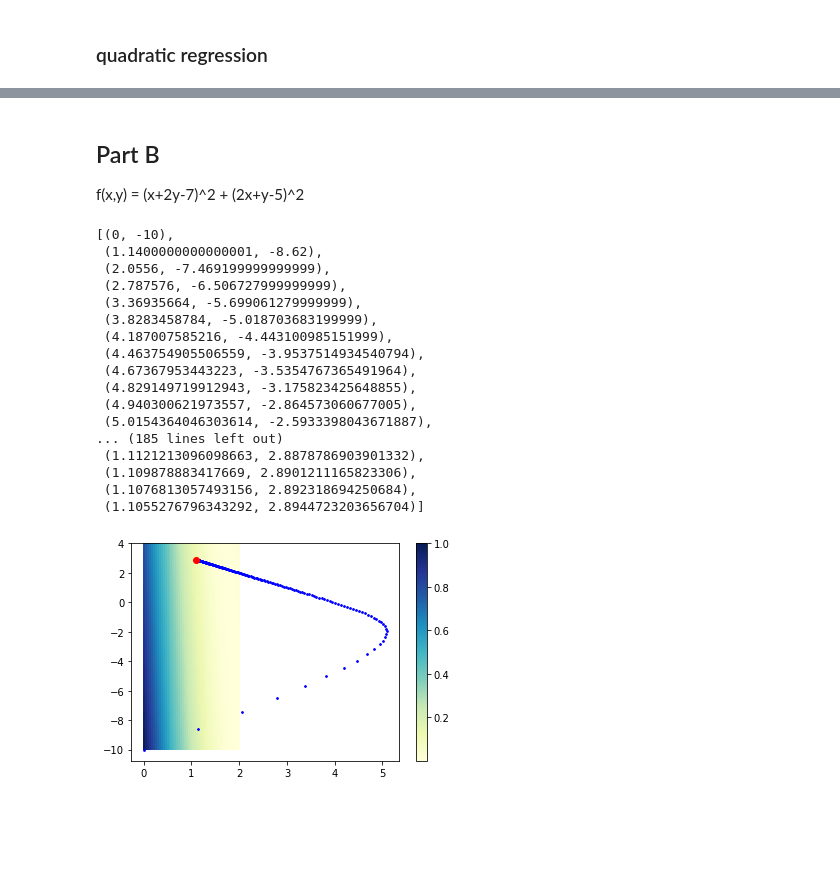
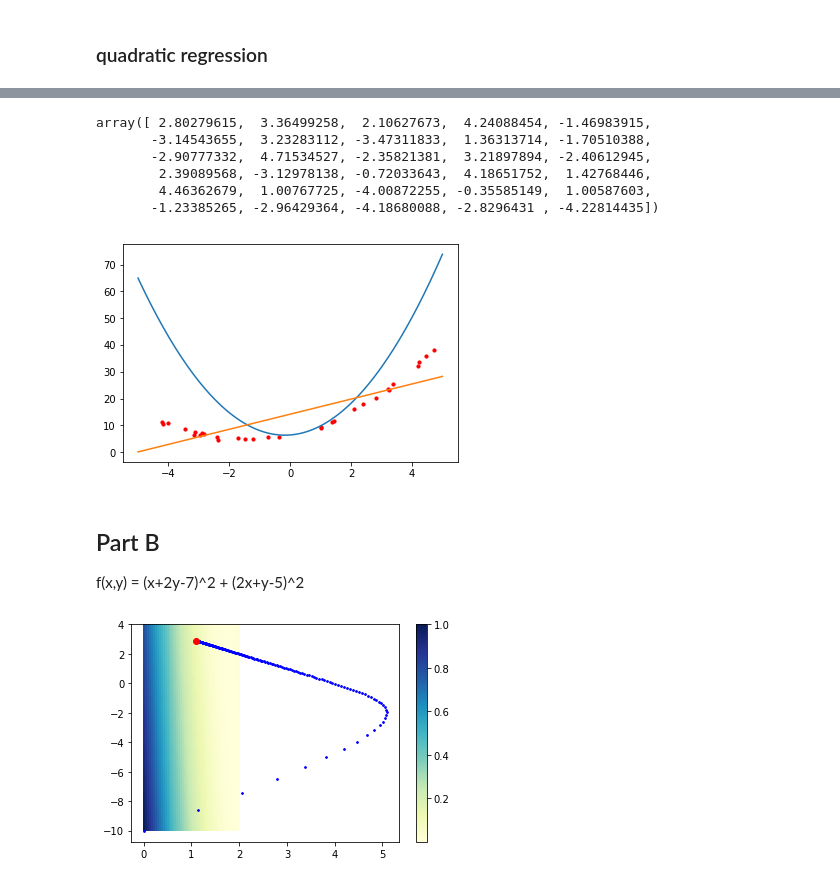
Before and after one commit to DieterJoubert/cse_190_NA4AI, a Jupyter notebook: assignment_4.ipynb, the cells around one changed output, grey strips where cells are left out. Drawn from its saved outputs; the diff is of its cells as text; code cells hidden in the pictures; blank space fills up the shorter version.

```diff
--- a/assignment_4.ipynb
+++ b/assignment_4.ipynb
@@ -26,7 +26,7 @@ def dMSE_db(x, y, m, b):
     b_hat = np.full((N),b)
     return (2 / N) * (-one.T.dot(y) + m * one.T.dot(x) + one.T.dot(b_hat))
 
-def run_gradient_descent_conv(alpha, steps, x0, y0, m, b):
+def run_gradient_descent_conv_linear(alpha, steps, x0, y0, m, b):
 
     dists = []
     fvals = []
@@ -57,4 +57,4 @@ b_init = random.uniform(0.1,100)
 steps = 50
 alpha = 0.1
 # %%
-traj_m, traj_b = run_gradient_descent_conv(alpha, steps, x, y, m_init, b_init)  ##TODO: update initial values
+traj_m, traj_b = run_gradient_descent_conv_linear(alpha, steps, data_x, data_y, m_init, b_init)  ##TODO: update initial values
@@ -68,0 +61,5 @@ traj_b[-1]
+# %%
+m_linear_final = traj_m[-1]
+b_linear_final = traj_b[-1]
+
+m_linear_final, b_linear_final
@@ -132,7 +122,11 @@ b_init = random.uniform(0.1,100)
 alpha = 0.001
 steps = 50000
 
-mm1, mm2, bb = run_gradient_descent_conv_quadratic(alpha, steps, x, y, m1_init, m2_init, b_init)
+m1_traj, m2_traj, b_traj = run_gradient_descent_conv_quadratic(alpha, steps, data_x, data_y, m1_init, m2_init, b_init)
 
-mm1[-1], mm2[-1], bb[-1]
+m1_final = m1_traj[-1]
+m2_final = m2_traj[-1]
+b_quad_final = b_traj[-1]
+
+m1_final, m2_final, b_quad_final
 # %% [output]
@@ -140,3 +134,41 @@ mm1[-1], mm2[-1], bb[-1]
+# %%
+data_x
+# %% [output]
+array([ 2.80279615,  3.36499258,  2.10627673,  4.24088454, -1.46983915,
+       -3.14543655,  3.23283112, -3.47311833,  1.36313714, -1.70510388,
+       -2.90777332,  4.71534527, -2.35821381,  3.21897894, -2.40612945,
+        2.39089568, -3.12978138, -0.72033643,  4.18651752,  1.42768446,
+        4.46362679,  1.00767725, -4.00872255, -0.35585149,  1.00587603,
+       -1.23385265, -2.96429364, -4.18680088, -2.8296431 , -4.22814435])
+# %%
+
+xx_quad=[]
+yy_quad=[]
+
+for x in np.linspace(-5, 5, num=100):
+    y= m1_final * (x**2) + m2_final * x + b_quad_final
+    xx_quad.append(x)
+    yy_quad.append(y)
+
+fig=plt.figure()
+axes=fig.add_subplot(111)
+axes.plot(xx_quad,yy_quad)
+
+xx_linear=[]
+yy_linear=[]
+for x in np.linspace(-5, 5, num=100):
+    y= m_linear_final * x + b_linear_final
+    xx_linear.append(x)
+    yy_linear.append(y)
+
+
+axes.plot(xx_linear,yy_linear)
+
+plt.scatter(data_x, data_y, s=10, c='red')
+
+plt.show()
+# %% [output]
+[figure, added]
 # %% [markdown]
 ## Part B
 
@@ -172,26 +204,6 @@ steps = 200
 alpha = 0.01
 
 traj = run_gradient_descent_conv(alpha, steps, x0, y0)
-# %%
-traj
-# %% [output]
-[(0, -10),
- (1.1400000000000001, -8.62),
- (2.0556, -7.469199999999999),
- (2.787576, -6.506727999999999),
- (3.36935664, -5.699061279999999),
- (3.8283458784, -5.018703683199999),
- (4.187007585216, -4.443100985151999),
- (4.463754905506559, -3.9537514934540794),
- (4.67367953443223, -3.5354767365491964),
- (4.829149719912943, -3.175823425648855),
- (4.940300621973557, -2.864573060677005),
- (5.0154364046303614, -2.5933398043671887),
-... (185 lines left out)
- (1.1121213096098663, 2.8878786903901332),
- (1.109878883417669, 2.8901211165823306),
- (1.1076813057493156, 2.892318694250684),
- (1.1055276796343292, 2.8944723203656704)]
 # %%
 nrpts = 50
 xs = np.linspace(0, 2, num = nrpts)
```
Also changed, not shown: parts of 9 cells of this notebook.
